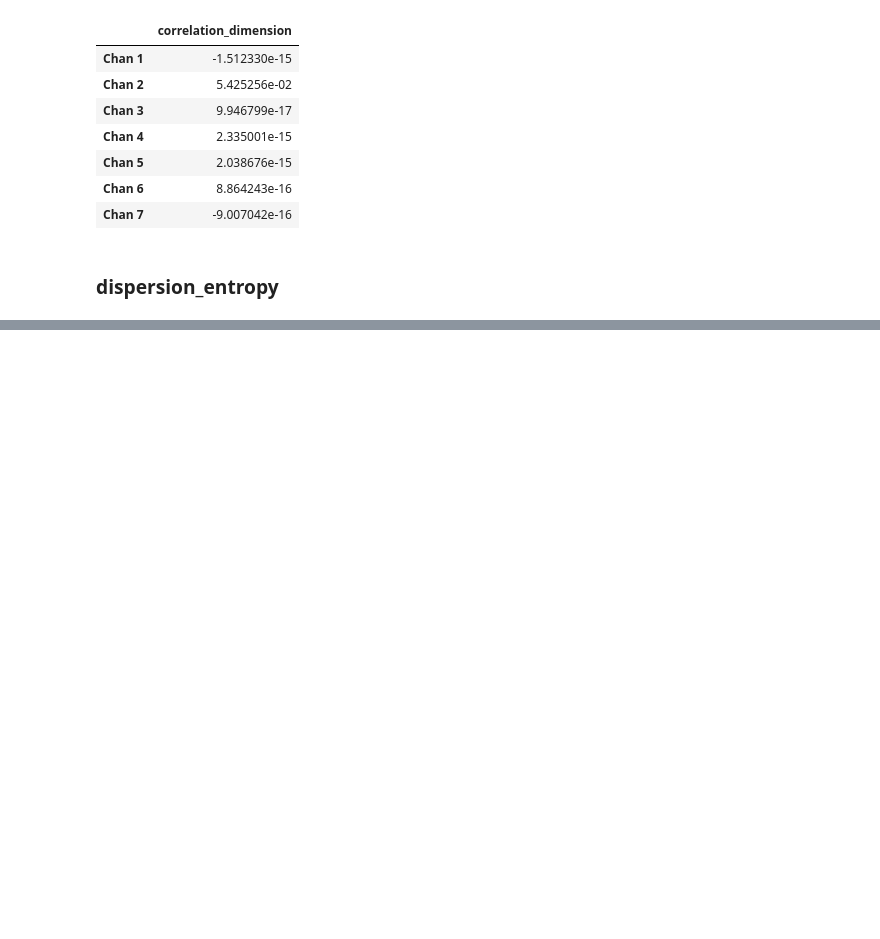
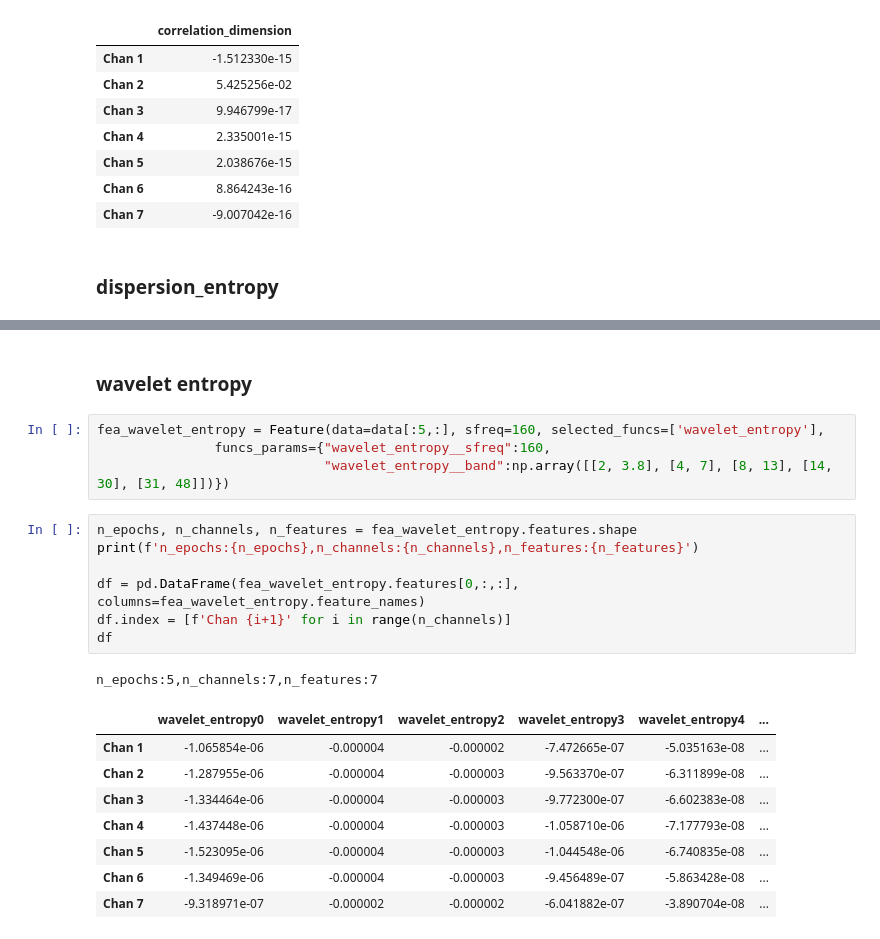
Before and after one commit to didi226/scut_eeg_feature, a Jupyter notebook: docs/source/example/function.ipynb, the cells around one changed output, grey strips where cells are left out. Cells and saved outputs as stored; diff of their text form; blank space fills up the shorter version.

Commit message:
add feature example wavelet entropy

```diff
--- a/docs/source/example/function.ipynb
+++ b/docs/source/example/function.ipynb
@@ -172,0 +217,23 @@ n_epochs:45,n_channels:7,n_features:1
+# %% [markdown]
+### wavelet entropy
+# %%
+fea_wavelet_entropy = Feature(data=data[:5,:], sfreq=160, selected_funcs=['wavelet_entropy'],
+               funcs_params={"wavelet_entropy__sfreq":160,
+                             "wavelet_entropy__band":np.array([[2, 3.8], [4, 7], [8, 13], [14, 30], [31, 48]])})
+# %%
+n_epochs, n_channels, n_features = fea_wavelet_entropy.features.shape
+print(f'n_epochs:{n_epochs},n_channels:{n_channels},n_features:{n_features}')
+
+df = pd.DataFrame(fea_wavelet_entropy.features[0,:,:], columns=fea_wavelet_entropy.feature_names)
+df.index = [f'Chan {i+1}' for i in range(n_channels)]
+df
+# %% [output]
+n_epochs:5,n_channels:7,n_features:7
+|  | wavelet_entropy0 | wavelet_entropy1 | wavelet_entropy2 | wavelet_entropy3 | wavelet_entropy4 | ... |
+| Chan 1 | -1.065854e-06 | -0.000004 | -0.000002 | -7.472665e-07 | -5.035163e-08 | ... |
+| Chan 2 | -1.287955e-06 | -0.000004 | -0.000003 | -9.563370e-07 | -6.311899e-08 | ... |
+| Chan 3 | -1.334464e-06 | -0.000004 | -0.000003 | -9.772300e-07 | -6.602383e-08 | ... |
+| Chan 4 | -1.437448e-06 | -0.000004 | -0.000003 | -1.058710e-06 | -7.177793e-08 | ... |
+| Chan 5 | -1.523095e-06 | -0.000004 | -0.000003 | -1.044548e-06 | -6.740835e-08 | ... |
+| Chan 6 | -1.349469e-06 | -0.000004 | -0.000003 | -9.456489e-07 | -5.863428e-08 | ... |
+| Chan 7 | -9.318971e-07 | -0.000002 | -0.000002 | -6.041882e-07 | -3.890704e-08 | ... |
```
Also changed, not shown: parts of 7 cells of this notebook, 1 other file.
